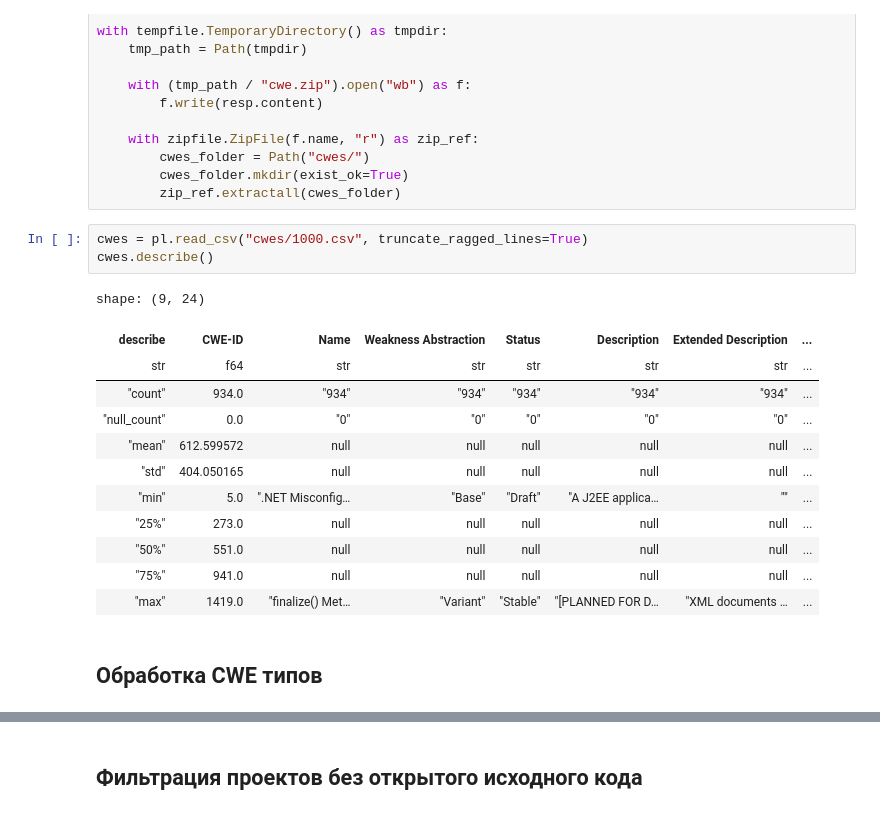
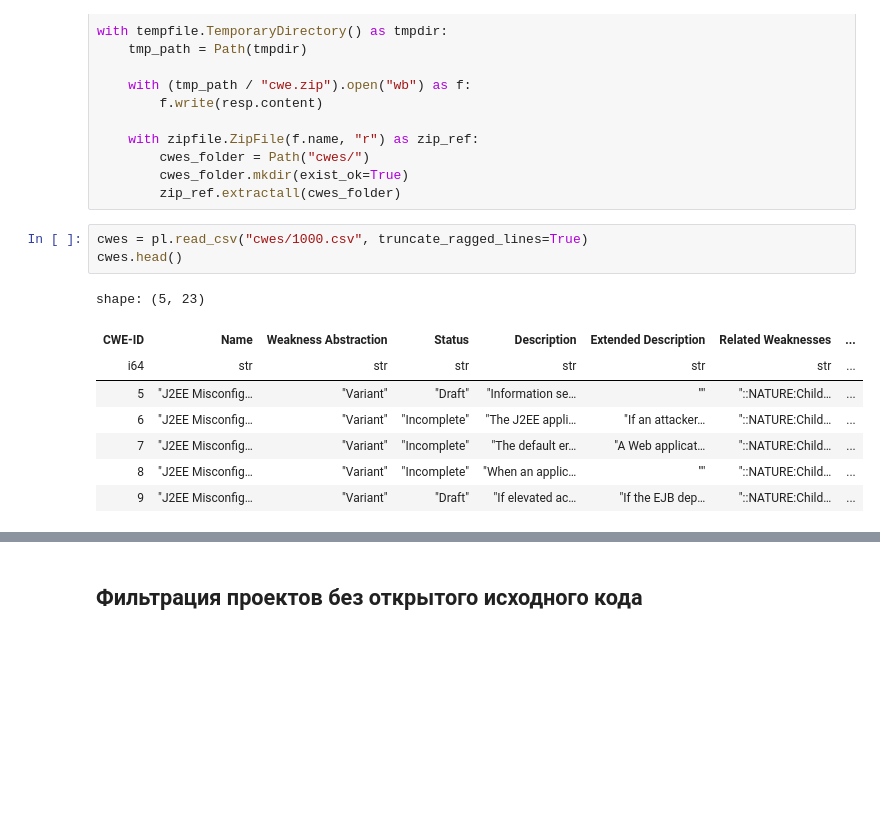
Before and after one commit to vodkar/software_vulnerabilites_investigation, a Jupyter notebook: sv_investigation/cve_project_process.ipynb, the cells around one changed output, grey strips where cells are left out. Drawn from its saved outputs; the diff is of its cells as text; blank space fills up the shorter version.

```diff
--- a/sv_investigation/cve_project_process.ipynb
+++ b/sv_investigation/cve_project_process.ipynb
@@ -69,19 +70,13 @@ with tempfile.TemporaryDirectory() as tmpdir:
         zip_ref.extractall(cwes_folder)
 # %%
 cwes = pl.read_csv("cwes/1000.csv", truncate_ragged_lines=True)
-cwes.describe()
+cwes.head()
 # %% [output]
-shape: (9, 24)
+shape: (5, 23)
-| describe | CWE-ID | Name | Weakness Abstraction | Status | Description | Extended Description | ... |
-| str | f64 | str | str | str | str | str | ... |
-| "count" | 934.0 | "934" | "934" | "934" | "934" | "934" | ... |
-| "null_count" | 0.0 | "0" | "0" | "0" | "0" | "0" | ... |
-| "mean" | 612.599572 | null | null | null | null | null | ... |
-| "std" | 404.050165 | null | null | null | null | null | ... |
-| "min" | 5.0 | ".NET Misconfig… | "Base" | "Draft" | "A J2EE applica… | "" | ... |
-| "25%" | 273.0 | null | null | null | null | null | ... |
-| "50%" | 551.0 | null | null | null | null | null | ... |
-| "75%" | 941.0 | null | null | null | null | null | ... |
-| "max" | 1419.0 | "finalize() Met… | "Variant" | "Stable" | "[PLANNED FOR D… | "XML documents … | ... |
+| CWE-ID | Name | Weakness Abstraction | Status | Description | Extended Description | Related Weaknesses | ... |
+| i64 | str | str | str | str | str | str | ... |
+| 5 | "J2EE Misconfig… | "Variant" | "Draft" | "Information se… | "" | "::NATURE:Child… | ... |
+| 6 | "J2EE Misconfig… | "Variant" | "Incomplete" | "The J2EE appli… | "If an attacker… | "::NATURE:Child… | ... |
+| 7 | "J2EE Misconfig… | "Variant" | "Incomplete" | "The default er… | "A Web applicat… | "::NATURE:Child… | ... |
+| 8 | "J2EE Misconfig… | "Variant" | "Incomplete" | "When an applic… | "" | "::NATURE:Child… | ... |
+| 9 | "J2EE Misconfig… | "Variant" | "Draft" | "If elevated ac… | "If the EJB dep… | "::NATURE:Child… | ... |
-# %% [markdown]
-## Обработка CWE типов
```
Also changed, not shown: parts of 16 cells of this notebook.
